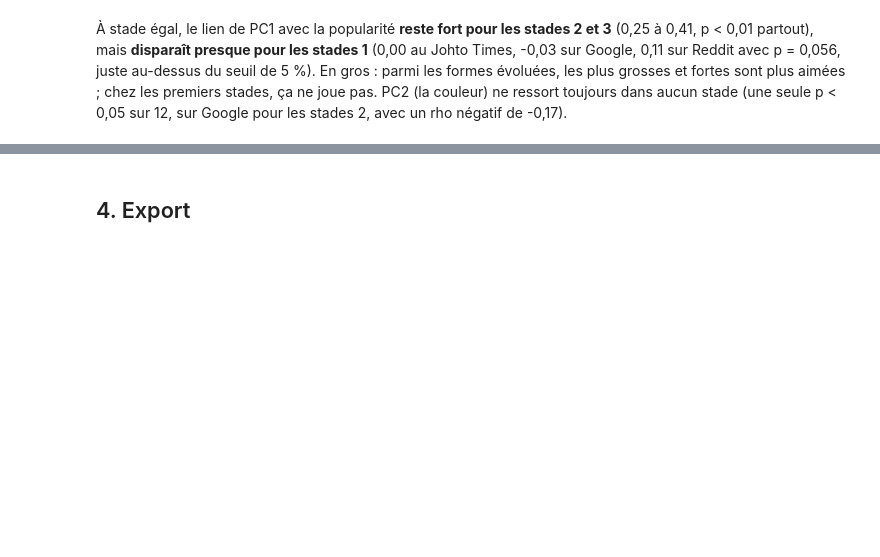
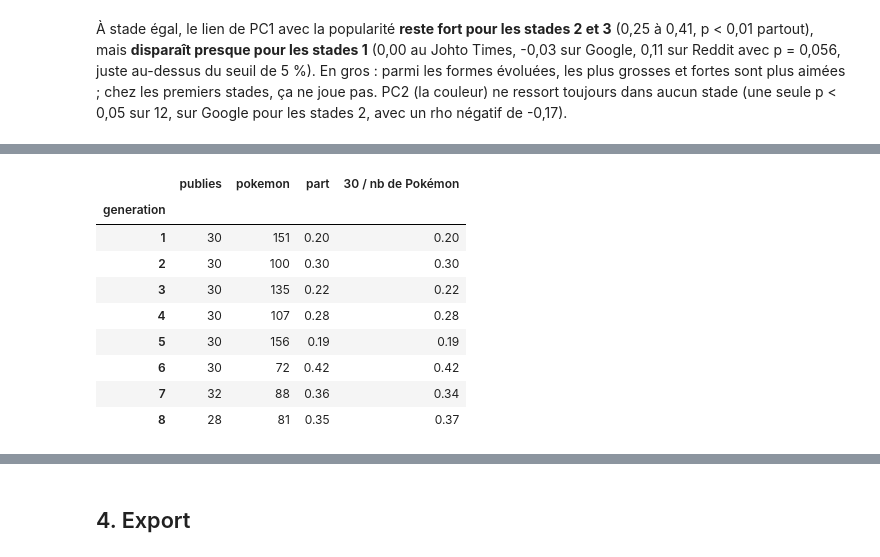
Before and after one commit to Kez0X/projet_pokemon, a Jupyter notebook: notebooks/06_conception.ipynb, the cells around one changed output, grey strips where cells are left out. Saved outputs shown, nothing was run; the diff lists cells and outputs as text; code cells hidden in the pictures; blank space fills up the shorter version.

```diff
--- a/notebooks/06_conception.ipynb
+++ b/notebooks/06_conception.ipynb
@@ -505,0 +549,16 @@ Par contre, **les coefficients des générations ne bougent presque pas** quand
+# %%
+votables = table[table.index <= 890].assign(publie=table["poty_votes"].notna())
+part_publiee = votables.groupby("generation")["publie"].agg(publies="sum", pokemon="size", part="mean")
+part_publiee["30 / nb de Pokémon"] = 30 / part_publiee["pokemon"]
+part_publiee.round(2)
+# %% [output]
+|  | publies | pokemon | part | 30 / nb de Pokémon |
+| generation |  |  |  |  |
+| 1 | 30 | 151 | 0.20 | 0.20 |
+| 2 | 30 | 100 | 0.30 | 0.30 |
+| 3 | 30 | 135 | 0.22 | 0.22 |
+| 4 | 30 | 107 | 0.28 | 0.28 |
+| 5 | 30 | 156 | 0.19 | 0.19 |
+| 6 | 30 | 72 | 0.42 | 0.42 |
+| 7 | 32 | 88 | 0.36 | 0.34 |
+| 8 | 28 | 81 | 0.35 | 0.37 |
```
Also changed, not shown: parts of 16 cells of this notebook.
